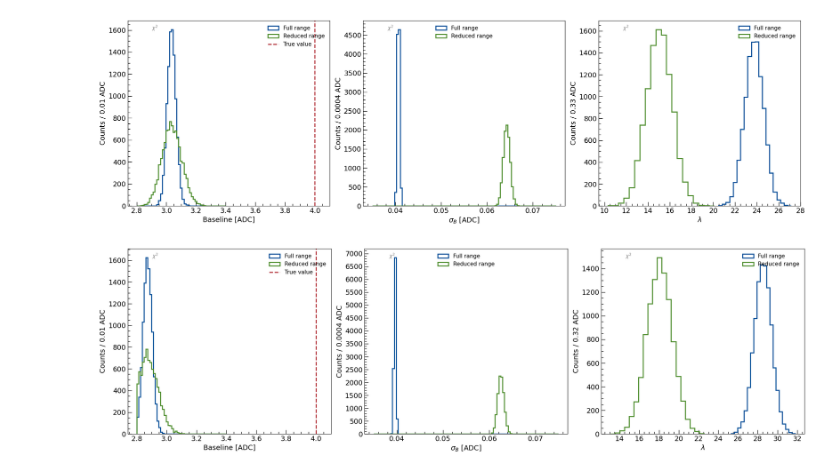
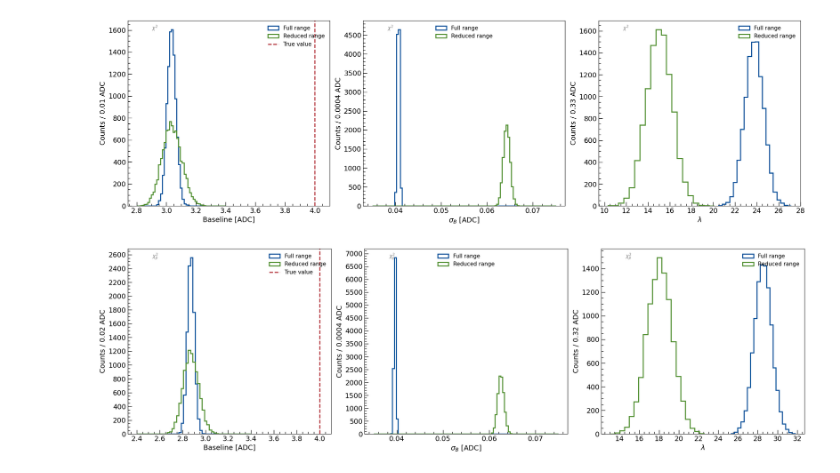
Before and after one commit to flycloud2010/MuonLifetime_lab, a Jupyter notebook: montecarlo/baseline.ipynb, the cells around one changed output. Cells and saved outputs as stored; diff of their text form; code cells hidden in the pictures.

```diff
--- a/montecarlo/baseline.ipynb
+++ b/montecarlo/baseline.ipynb
@@ -533,7 +533,7 @@ plt.show()
 # %%
 fig, ax = plt.subplots(1, 3, figsize = (20,6))
 
-nbins = np.linspace(2.8,3.4,50)
+nbins = np.linspace(2.4,3.4,50)
 
 n1, bins1, _ = ax[0].hist(tree_1w_r1.bs_chip, bins=nbins, histtype='step', ec = '#004C97', lw=2, alpha=1, align = 'mid',  label = 'Full range')
 n2, bins2, _ = ax[0].hist(tree_1w_r2.bs_chip, bins=nbins, histtype='step', ec = '#4C8C2B', lw=2, alpha=1, align = 'mid',  label = 'Reduced range')
@@ -559,34 +559,33 @@ ax[1].set_xlabel("$\sigma_B$ [ADC]", fontsize=14)
 ax[1].set_ylabel("Counts / %1.4f ADC" %w1, fontsize=14)
 
 ## ------  ##
 nbins = np.linspace(10,28,120)
 
 n1, bins1, _ = ax[2].hist(tree_1w_r1.delta_chip, bins=20, histtype='step', ec = '#004C97', lw=2, alpha=1, align = 'mid',  label = 'Full range')
 n2, bins2, _ = ax[2].hist(tree_1w_r2.delta_chip, bins=20, histtype='step', ec = '#4C8C2B', lw=2, alpha=1, align = 'mid',  label = 'Reduced range')
 
 w1 = bins1[1] - bins1[0]
 w2 = bins2[1] - bins2[0]
 
 ax[2].set_xlabel("$\\lambda$", fontsize=14)
 ax[2].set_ylabel("Counts / %1.2f ADC" %w1, fontsize=14)
 
 
-
 ax[0].legend(loc='best', frameon=False, fontsize=11)
 ax[1].legend(loc='upper center', frameon=False, fontsize=11)
 ax[2].legend(loc='best', frameon=False, fontsize=11)
 
 
 for i in range(0,3):
-    ax[i].text(0.12, 0.95, labels[1], fontsize = 10, transform = ax[i].transAxes, color = 'gray')
+    ax[i].text(0.12, 0.95, labels[2], fontsize = 10, transform = ax[i].transAxes, color = 'gray')
 
 set_ticks(ax[0], 0.2, 200)
 set_ticks(ax[1], 0.01, 500)
 set_ticks(ax[2], 2, 200)
 
 
 fig.tight_layout()
-fig.savefig("bs_chipvalue.pdf")
+fig.savefig("./plots/bs_chipvalue.pdf")
 plt.show()
 # %% [output]
-[figure, old version]
+[figure, new version]
```
Also changed, not shown: parts of 3 cells of this notebook, 4 other files.
